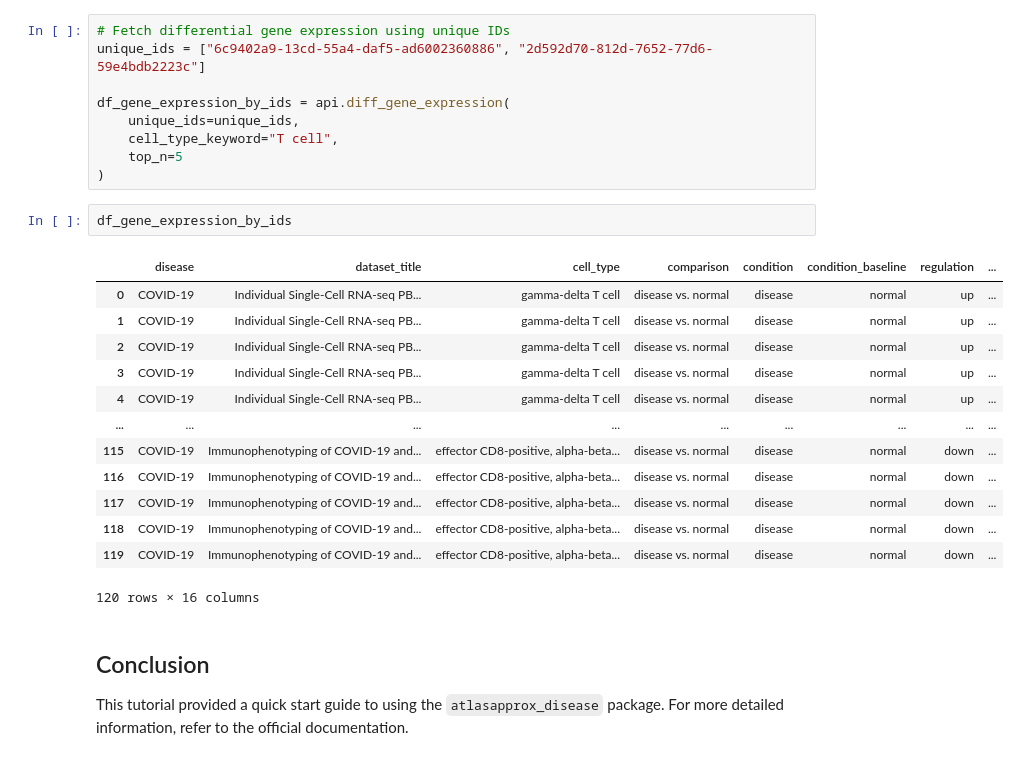
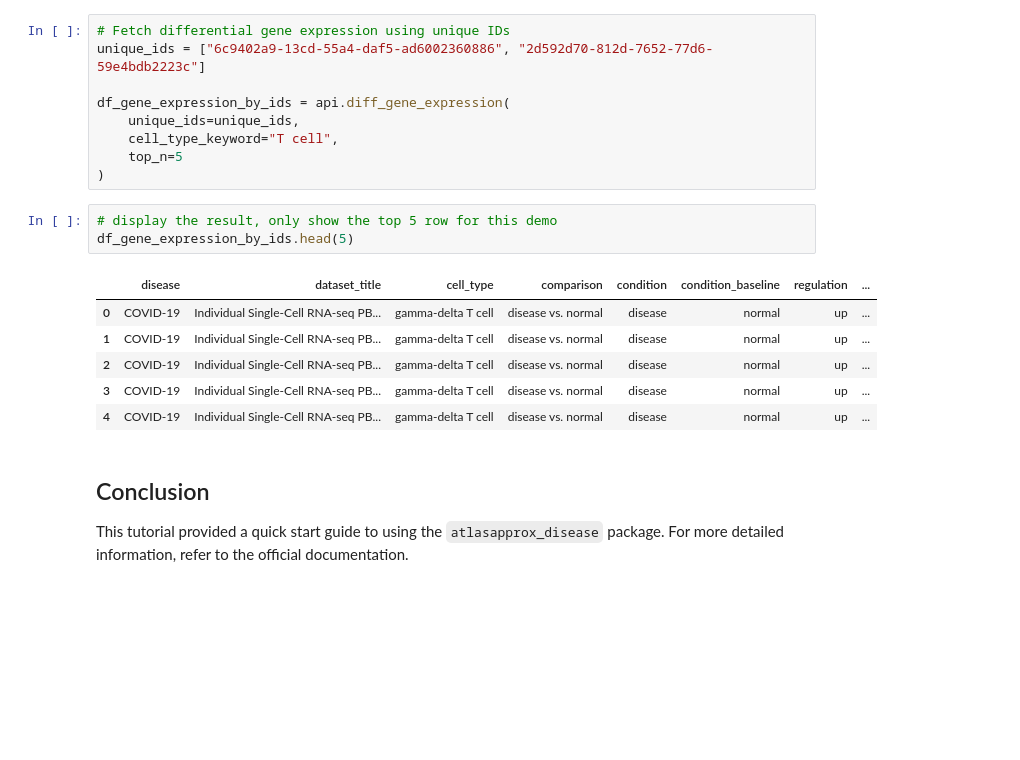
Before and after one commit to YingX97/cell_atlas_approximations_disease_API, a Jupyter notebook: Python/tutorials/api_tutorial.ipynb, the cells around one changed output. Cells and saved outputs as stored; diff of their text form; blank space fills up the shorter version.

```diff
--- a/Python/tutorials/api_tutorial.ipynb
+++ b/Python/tutorials/api_tutorial.ipynb
@@ -286,21 +275,15 @@ df_gene_expression_by_ids = api.diff_gene_expression(
     top_n=5
 )
 # %%
-df_gene_expression_by_ids
+# display the result, only show the top 5 row for this demo
+df_gene_expression_by_ids.head(5)
 # %% [output]
 |  | disease | dataset_title | cell_type | comparison | condition | condition_baseline | regulation | ... |
 | 0 | COVID-19 | Individual Single-Cell RNA-seq PB... | gamma-delta T cell | disease vs. normal | disease | normal | up | ... |
 | 1 | COVID-19 | Individual Single-Cell RNA-seq PB... | gamma-delta T cell | disease vs. normal | disease | normal | up | ... |
 | 2 | COVID-19 | Individual Single-Cell RNA-seq PB... | gamma-delta T cell | disease vs. normal | disease | normal | up | ... |
 | 3 | COVID-19 | Individual Single-Cell RNA-seq PB... | gamma-delta T cell | disease vs. normal | disease | normal | up | ... |
 | 4 | COVID-19 | Individual Single-Cell RNA-seq PB... | gamma-delta T cell | disease vs. normal | disease | normal | up | ... |
-| ... | ... | ... | ... | ... | ... | ... | ... | ... |
-| 115 | COVID-19 | Immunophenotyping of COVID-19 and... | effector CD8-positive, alpha-beta... | disease vs. normal | disease | normal | down | ... |
-| 116 | COVID-19 | Immunophenotyping of COVID-19 and... | effector CD8-positive, alpha-beta... | disease vs. normal | disease | normal | down | ... |
-| 117 | COVID-19 | Immunophenotyping of COVID-19 and... | effector CD8-positive, alpha-beta... | disease vs. normal | disease | normal | down | ... |
-| 118 | COVID-19 | Immunophenotyping of COVID-19 and... | effector CD8-positive, alpha-beta... | disease vs. normal | disease | normal | down | ... |
-| 119 | COVID-19 | Immunophenotyping of COVID-19 and... | effector CD8-positive, alpha-beta... | disease vs. normal | disease | normal | down | ... |
-120 rows × 16 columns
 # %% [markdown]
 ## Conclusion
 
```
Also changed, not shown: parts of 3 cells of this notebook.
